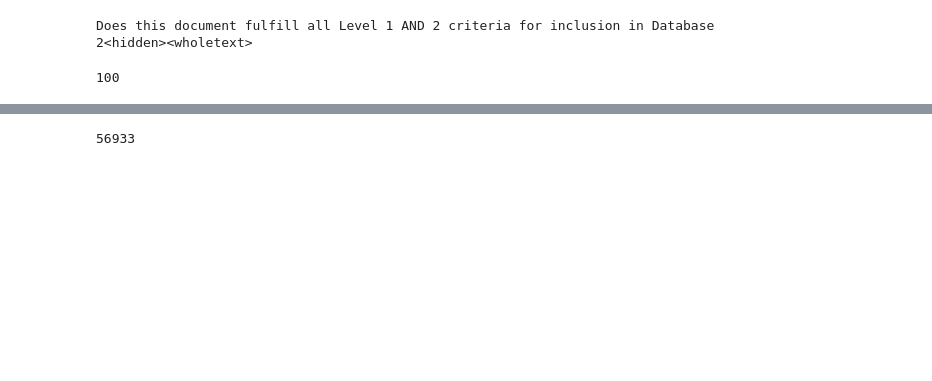
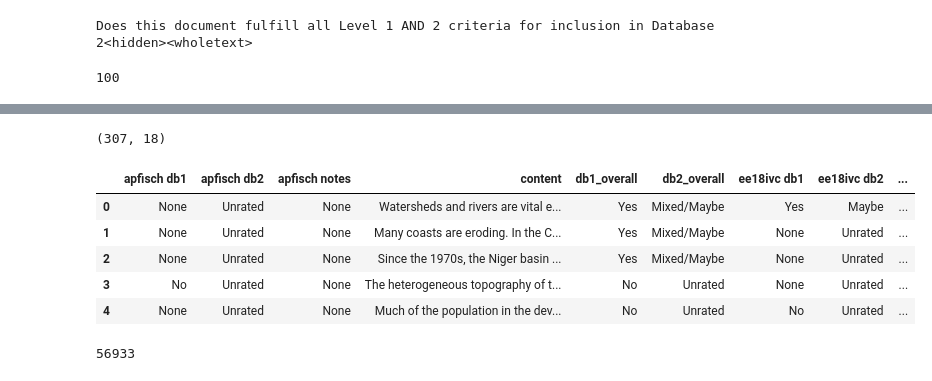
Before and after one commit to mcc-apsis/adaptation-tracking, a Jupyter notebook: check-multiscreen.ipynb, the cells around one changed output, grey strips where cells are left out. Saved outputs shown, nothing was run; the diff lists cells and outputs as text; code cells hidden in the pictures; blank space fills up the shorter version.

```diff
--- a/check-multiscreen.ipynb
+++ b/check-multiscreen.ipynb
@@ -32,4 +35,15 @@ Does this document fulfill all Level 1 AND 2 criteria for inclusion in Database
 # %%
+#%%timeit -r 1 -n 1
+
+t = Tag.objects.get(pk=tagid)
+q = t.query
+doids = set(DocOwnership.objects.filter(tag=t,relevant__gt=0).values_list('doc__id',flat=True))
+uids = set(DocOwnership.objects.filter(tag=t).values_list('user__id',flat=True))
+
+users = User.objects.filter(pk__in=uids)
+
+docs = Doc.objects.filter(pk__in=doids)#, docproject__project=q.project, docproject__relevant__in=[1,3])
+db2 = Category.objects.get(id=362)
 doc_dict = []
 
 for d in docs.values("title","content","id"):
@@ -68,9 +82,3 @@ for d in docs.values("title","content","id"):
     doc_dict.append(d)
 
 doc_df = pd.DataFrame.from_dict(doc_dict)
-
-doc_df["db1_resolution"] = doc_df.apply(lambda _: '', axis=1)
-doc_df["db2_resolution"] = doc_df.apply(lambda _: '', axis=1)
-
-doc_df = doc_df[['id','link','title','content','db1_overall']+db1_cols+['db1_resolution','db2_overall']+db2_cols+['db2_resolution']+note_cols]
-doc_df.head(20)
@@ -95,3 +378,15 @@ doc_df.head(20)
+# %%
+doc_df = pd.DataFrame.from_dict(doc_dict)
+print(doc_df.shape)
+doc_df.head()
+# %% [output]
+(307, 18)
+|  | apfisch db1 | apfisch db2 | apfisch notes | content | db1_overall | db2_overall | ee18ivc db1 | ee18ivc db2 | ... |
+| 0 | None | Unrated | None | Watersheds and rivers are vital e... | Yes | Mixed/Maybe | Yes | Maybe | ... |
+| 1 | None | Unrated | None | Many coasts are eroding. In the C... | Yes | Mixed/Maybe | None | Unrated | ... |
+| 2 | None | Unrated | None | Since the 1970s, the Niger basin ... | Yes | Mixed/Maybe | None | Unrated | ... |
+| 3 | No | Unrated | None | The heterogeneous topography of t... | No | Unrated | None | Unrated | ... |
+| 4 | None | Unrated | None | Much of the population in the dev... | No | Unrated | No | Unrated | ... |
 # %%
 writer = pd.ExcelWriter("screening-multiuser.xlsx", engine='xlsxwriter')
 
```
Also changed, not shown: parts of 13 cells of this notebook, 3 other files.
